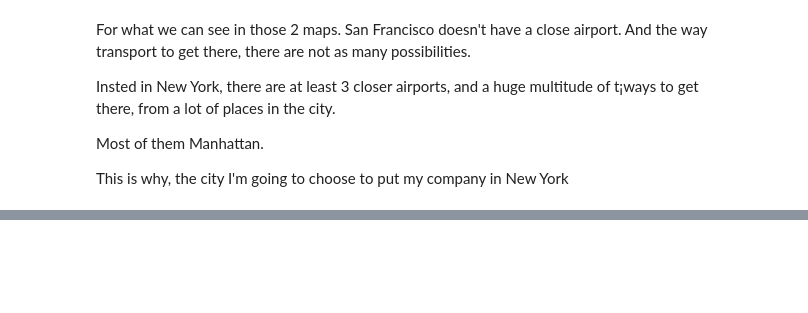
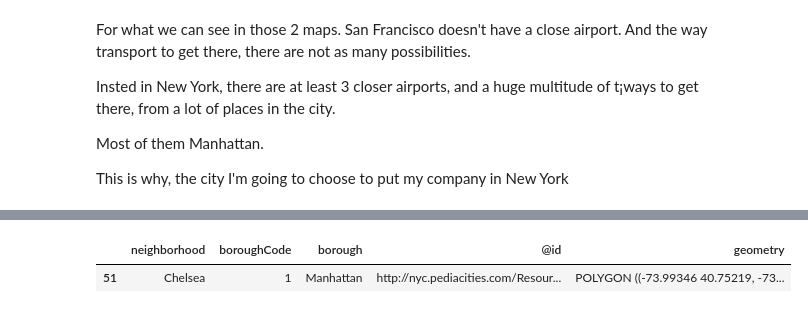
Before and after one commit to emmacunill/Company_Loc, a Jupyter notebook: notebooks/visualizing.ipynb, the cells around one changed output, grey strips where cells are left out. Drawn from its saved outputs; the diff is of its cells as text; code cells hidden in the pictures; blank space fills up the shorter version.

```diff
--- a/notebooks/visualizing.ipynb
+++ b/notebooks/visualizing.ipynb
@@ -497,0 +717,6 @@ m
+# %%
+chelsea_neighborhood = NYC_gj[NYC_gj['neighborhood'] == 'Chelsea']
+chelsea_neighborhood
+# %% [output]
+|  | neighborhood | boroughCode | borough | @id | geometry |
+| 51 | Chelsea | 1 | Manhattan | http://nyc.pediacities.com/Resour... | POLYGON ((-73.99346 40.75219, -73... |
```
Also changed, not shown: parts of 19 cells of this notebook, 7 other files.
